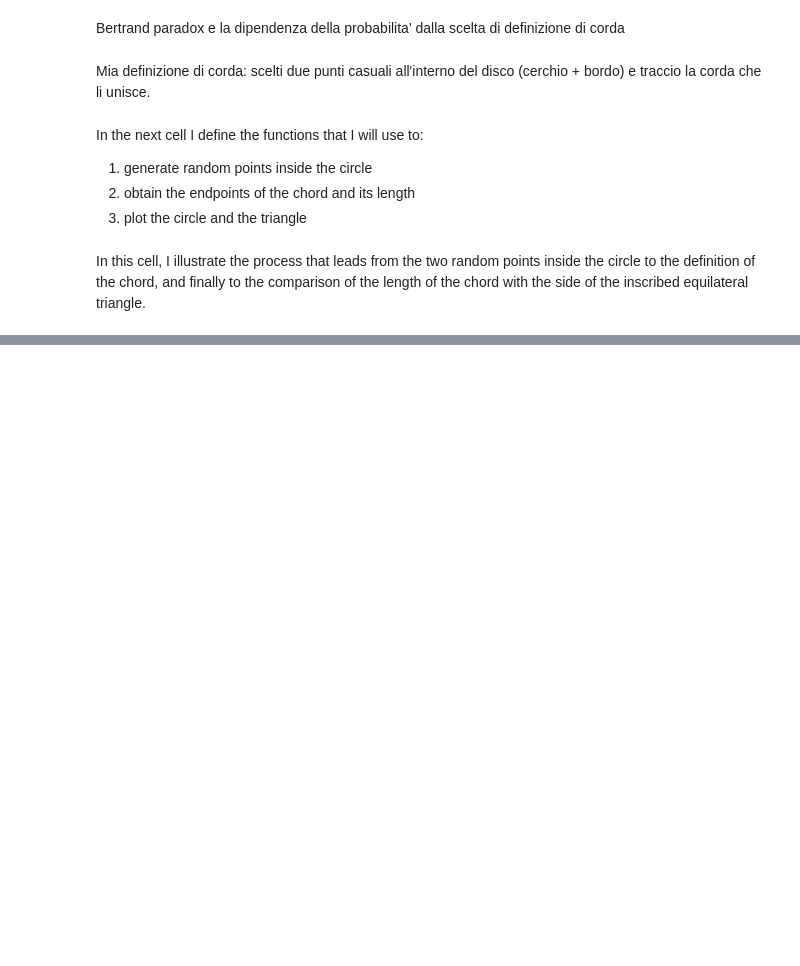
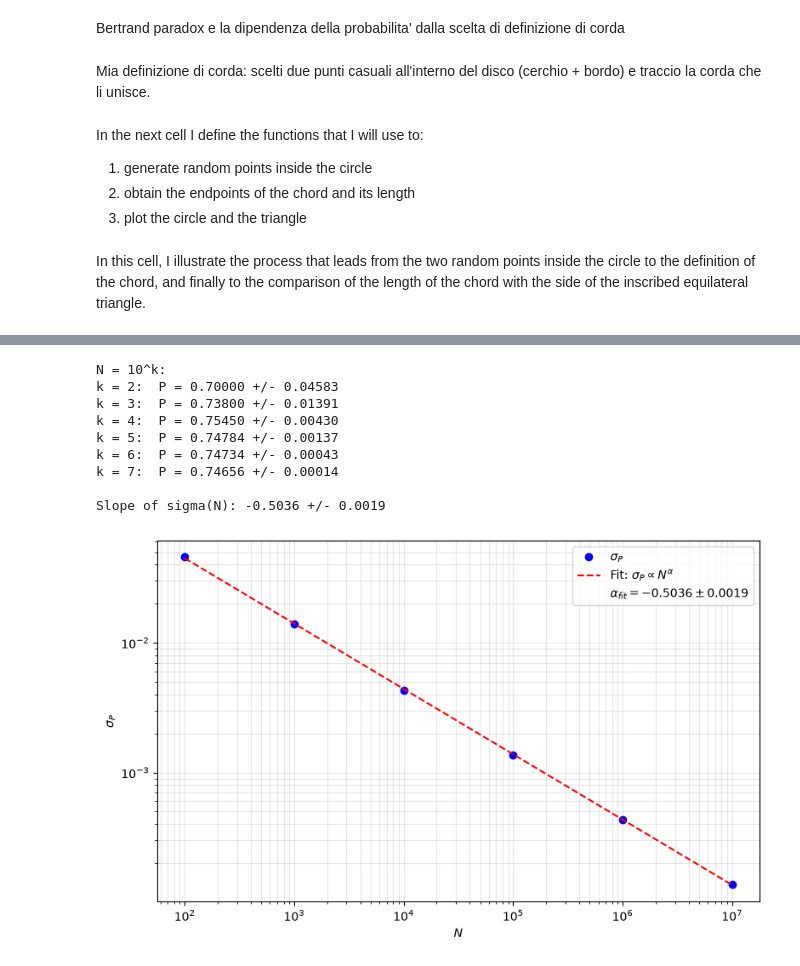
Before and after one commit to igordt/SAED_homeworks, a Jupyter notebook: h2/h2.ipynb, the cells around one changed output, grey strips where cells are left out. Cells and saved outputs as stored; diff of their text form; code cells hidden in the pictures; blank space fills up the shorter version.

Commit message:
Add analysis of the convergence

```diff
--- a/h2/h2.ipynb
+++ b/h2/h2.ipynb
@@ -145,0 +175,52 @@ Monte Carlo probability:        P = 0.7460 +/- 0.0138
+# %%
+from scipy.optimize import curve_fit
+
+N_values = np.array([10**k for k in range(2, 8)])
+P_values = np.zeros(len(N_values))
+sigma_values = np.zeros(len(N_values))
+
+print("N = 10^k:")
+for i, n in enumerate(N_values):
+    _, _, L_n = chord_from_points(random_points_in_disk(n).T, random_points_in_disk(n).T)
+    P_values[i] = np.sum(L_n > side) / n
+    sigma_values[i] = np.sqrt(P_values[i] * (1 - P_values[i]) / n)
+    print(f"k = {i+2}:  P = {P_values[i]:.5f} +/- {sigma_values[i]:.5f}")
+
+
+def line(x, slope, const):
+    return slope * x + const
+
+par, cov = curve_fit(line, np.log10(N_values), np.log10(sigma_values))
+slope, const = par
+err_slope = np.sqrt(cov[0, 0])
+
+print(f"\nSlope of sigma(N): {slope:.4f} +/- {err_slope:.4f}")
+
+fig, ax = plt.subplots(figsize=(8, 5))
+ax.plot(N_values, sigma_values, "o", c="blue", label=r"$\sigma_P$")
+
+NN = np.logspace(2, 7, 200)
+ax.plot(NN, 10**line(np.log10(NN), *par), "--", c="red", label=r"Fit: $\sigma_P \propto N^{{\alpha}}$")
+ax.plot([], [], " ", label=rf"$\alpha_{{fit}} = {slope:.4f} \pm {err_slope:.4f}$")
+
+ax.set_xscale("log")
+ax.set_yscale("log")
+ax.set_xlabel("$N$")
+ax.set_ylabel(r"$\sigma_P$")
+ax.legend()
+ax.grid(alpha=0.3, which="both")
+
+plt.tight_layout()
+plt.savefig("images/convergence.pdf")
+plt.show()
+# %% [output]
+N = 10^k:
+k = 2:  P = 0.70000 +/- 0.04583
+k = 3:  P = 0.73800 +/- 0.01391
+k = 4:  P = 0.75450 +/- 0.00430
+k = 5:  P = 0.74784 +/- 0.00137
+k = 6:  P = 0.74734 +/- 0.00043
+k = 7:  P = 0.74656 +/- 0.00014
+
+Slope of sigma(N): -0.5036 +/- 0.0019
+[figure, added]
```
Also changed, not shown: parts of 6 cells of this notebook, 3 other files.
